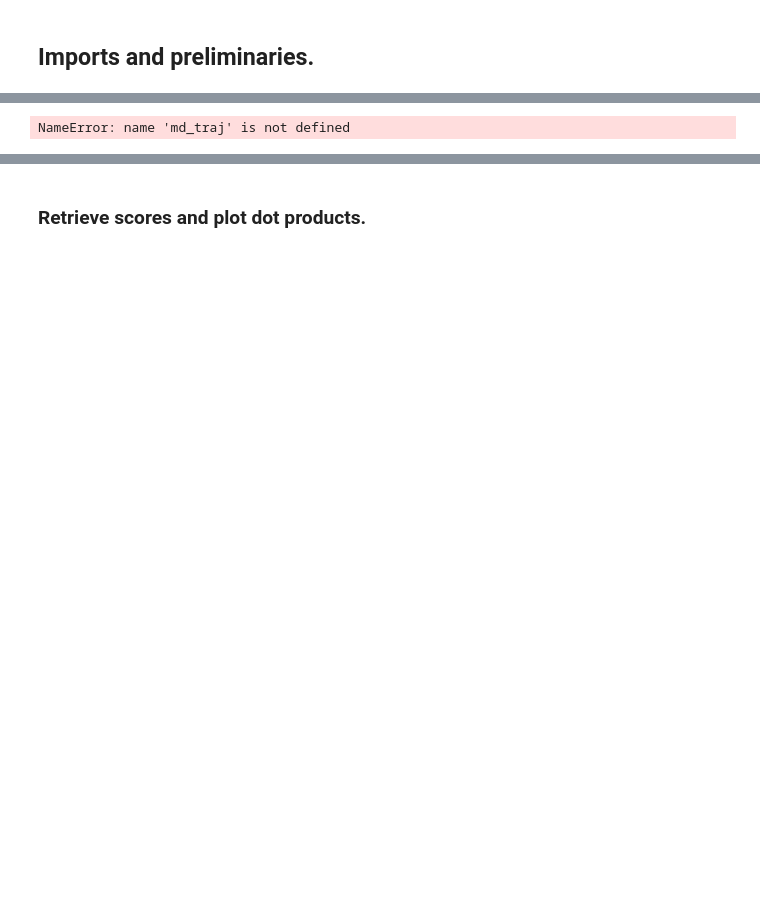
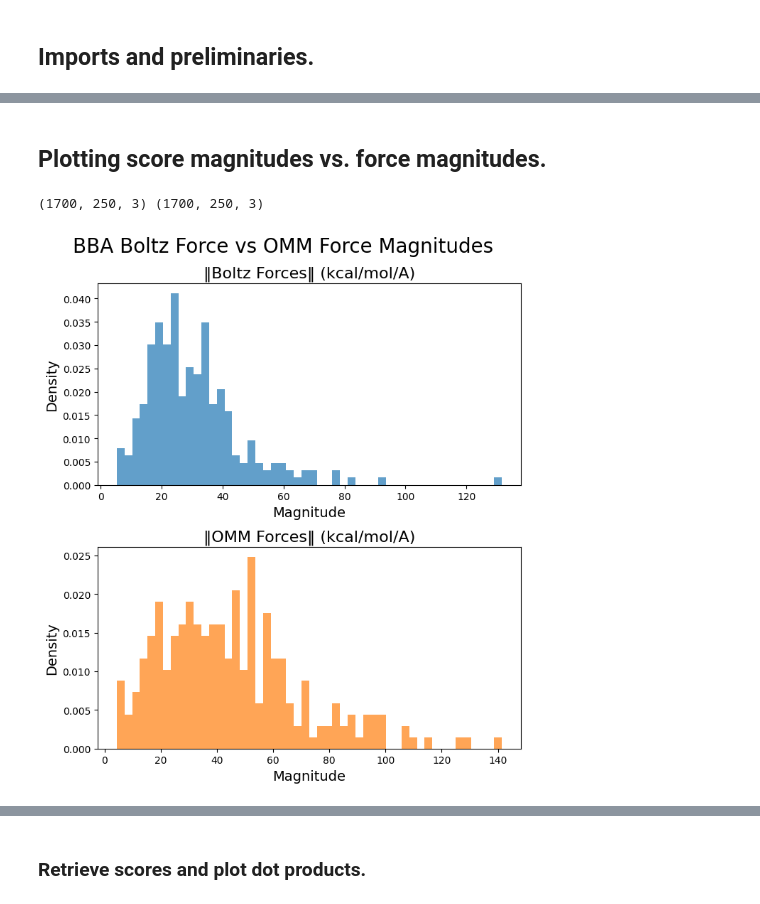
Before and after one commit to EthanZ0524/boltz-likelihoods, a Jupyter notebook: notebooks/force_analysis.ipynb, the cells around one changed output, grey strips where cells are left out. Saved outputs shown, nothing was run; the diff lists cells and outputs as text; code cells hidden in the pictures; blank space fills up the shorter version.

```diff
--- a/notebooks/force_analysis.ipynb
+++ b/notebooks/force_analysis.ipynb
@@ -43,9 +48,15 @@ def compute_force_from_traj(
     amber_filename : str
         Name of the .prmtop and .(inp)crd files of the system.
 
+    Returns
+    -------
+    forces : np.array
+        Shape of (num_frames, num_atoms, 3).
+
     Notes
     -----
     Assumes kT units with T = 300 Kelvin unless otherwise specified.
+    Forces returned are in units of kcal/mol*angstrom.
     """
     simulation_args = {
         "temperature": temperature,
@@ -56,7 +67,7 @@ def compute_force_from_traj(
         "integrator_to_use": "overdamped",
         "do_energy_minimization": False,
         "chk_freq": 10000000,
-        "device": "OpenCL",
+        "device": "CPU",
         "fix":"backbone"
     }
     solvent_args = {
@@ -72,18 +83,17 @@ def compute_force_from_traj(
         save_filename = f"./"
         )
 
-    gen_positions = traj.xyz # mdtraj saves in nanometers by default
+    gen_positions = traj.xyz # In nm (mdtraj default).
     final_forces = []
 
     for i, position in tqdm(enumerate(gen_positions), mininterval=10):
-        # Need to somehow add hydrogens to each position tensor.
         pos, pe, ke, forces = p.relax_energies(
-            10 * position, # convert to angstroms
-            velocities=True,
-            num_relax_steps=num_relax_steps, # 0 relax steps means no relaxation, just get energies
+            nm_to_a * position, # convert to angstroms
+            velocities=None,
+            num_relax_steps=num_relax_steps, # 0 relax steps means no relaxation! Only extracting forces.
             length_units="angstroms",
             time_units="picoseconds",
-            energy_units="kT"
+            energy_units="kilocalories_per_mole" # Forces will be returned in units of energy_units / length_units.
         )
         final_forces.append(forces)
 
@@ -185,4 +244,41 @@ Final combined traj shape: (3163, 92, 3)
-# %%
-md_traj
-# %% [output]
-NameError: name 'md_traj' is not defined
+# %% [markdown]
+## Plotting score magnitudes vs. force magnitudes.
+# %%
+# TODO: Change unit conversion as necessary
+boltz_force_units = unit.kilocalories_per_mole / unit.angstroms # This should be whatever is set in the simulation params.
+
+boltz_forces_omm = sampled_forces * boltz_force_units * 6
+boltz_forces_kcal_per_mol_a = boltz_forces_omm.value_in_unit(unit.kilocalories_per_mole / unit.angstroms)
+
+flattened_boltz_forces = boltz_forces_kcal_per_mol_a.reshape(-1, boltz_forces_kcal_per_mol_a.shape[2], boltz_forces_kcal_per_mol_a.shape[3]).numpy() # (total_frames*num_windows, num_atoms, 3)
+print(flattened_boltz_forces.shape, heavy_forces.shape) # Both should be (frames * windows, num_atoms, 3)
+
+boltz_force_mags = np.linalg.norm(flattened_boltz_forces, axis=-1)[0] # (frames * windows, num_atoms)
+force_mags = np.linalg.norm(heavy_forces, axis=-1)[0] # (frames * windows, num_atoms)
+
+# Putting all atoms together.
+boltz_force_mags = boltz_force_mags.flatten()
+force_mags = force_mags.flatten()
+
+low, high = np.percentile(force_mags, [30, 70])   # keep central 90%
+clipped_force_mags = force_mags[(force_mags >= 0) & (force_mags <= 100)]
+
+# Plotting in two subplots
+fig, axes = plt.subplots(2, 1, figsize=(7, 8))
+
+axes[0].hist(boltz_force_mags, bins=50, density=True, alpha=0.7, color='tab:blue')
+axes[0].set_title("‖Boltz Forces‖ (kcal/mol/A)", fontsize=16)
+axes[0].set_xlabel("Magnitude", fontsize=14)
+axes[0].set_ylabel("Density", fontsize=14)
+
+axes[1].hist(force_mags, bins=50, density=True, alpha=0.7, color='tab:orange')
+axes[1].set_title("‖OMM Forces‖ (kcal/mol/A)", fontsize=16)
+axes[1].set_xlabel("Magnitude", fontsize=14)
+axes[1].set_ylabel("Density", fontsize=14)
+
+fig.suptitle("BBA Boltz Force vs OMM Force Magnitudes", fontsize=20)
+plt.tight_layout()  # leaves space for suptitle
+plt.show()
+# %% [output]
+(1700, 250, 3) (1700, 250, 3)
+[figure, added]
```
Also changed, not shown: parts of 9 cells of this notebook, 48 other files.
